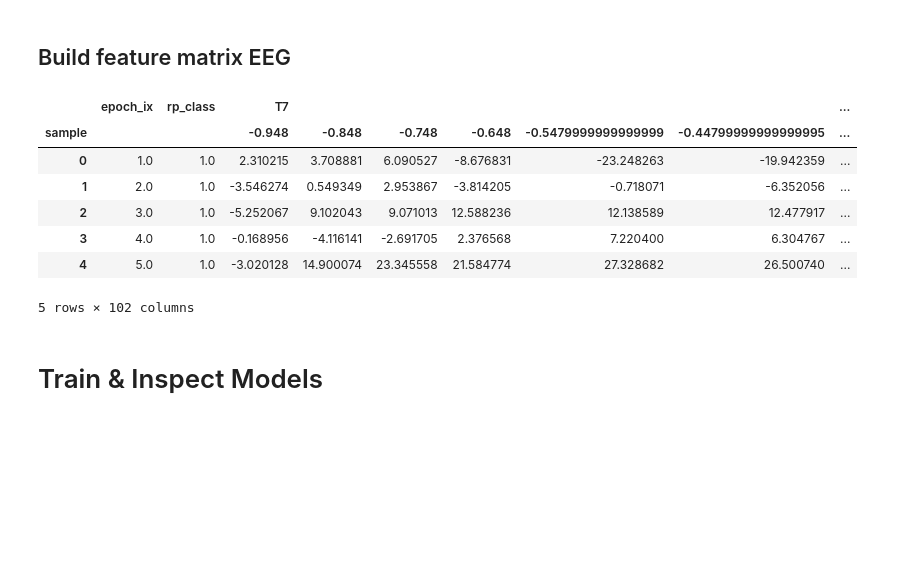
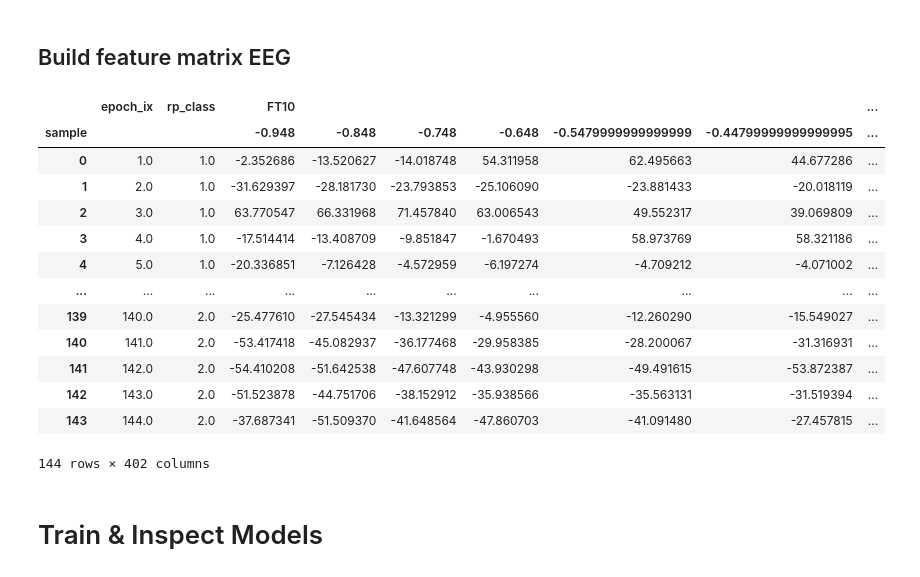
Before and after one commit to lukasgehrke/2021-fastReach, a Jupyter notebook: app/fastReach/reaching_data_exploration.ipynb, the cells around one changed output. Cells and saved outputs as stored; diff of their text form; code cells hidden in the pictures; blank space fills up the shorter version.

```diff
--- a/app/fastReach/reaching_data_exploration.ipynb
+++ b/app/fastReach/reaching_data_exploration.ipynb
@@ -8,10 +8,10 @@ import numpy as np
 import seaborn as sns
 import matplotlib.pyplot as plt
 from sklearn.discriminant_analysis import LinearDiscriminantAnalysis as LDA
-from sklearn.model_selection import train_test_split, cross_val_score, cross_validate, KFold
+from sklearn.model_selection import cross_val_score, KFold
 import pickle
 
-pID = '4'
+pID = '9'
 
 path = '/Users/lukasgehrke/Documents/publications/2021-fastReach/data/study/eeglab2python/'
 data_fname = '/data.csv'
@@ -27,32 +27,49 @@ pickle.dump(chans, open(filename, 'wb'))
 # %%
 # import feature computation functions
 
 # EEG features
 # 1. windowed means over EEG channels
 win_mean_size = 25
 win_mean = np.arange(len(data))//win_mean_size
 
 win_mean = data.groupby(win_mean).mean()
 
 df2 = win_mean.pivot(index=['epoch_ix', 'rp_class'], columns='sample', values=win_mean.columns[4:].tolist())
 df2.reset_index(inplace=True)
-df2.head()
+
+df2
+
+
+
+# from sklearn.linear_model import LinearRegression
+# def model(df):
+#     y = df[['Motion']].values
+#     X = df[['Fz']].values
+#     return np.squeeze(LinearRegression().fit(X, y).predict())
+
+# win_mean = data.groupby(win_mean).apply(model)
 
 # # EMG features
 # def rms(values):
-#     return np.sqrt(sum(values**2)/len(values))
+#     return np.sqrt(sum(values**2)/len(values))w
 
 # emg = data.iloc[:,[0,3]]
 # emg = emg.groupby(['epoch_ix'])["emg"].apply(rms)
 # %% [output]
-|  | epoch_ix | rp_class | T7 |  |  |  |  |  | ... |
+|  | epoch_ix | rp_class | FT10 |  |  |  |  |  | ... |
 | sample |  |  | -0.948 | -0.848 | -0.748 | -0.648 | -0.5479999999999999 | -0.44799999999999995 | ... |
-| 0 | 1.0 | 1.0 | 2.310215 | 3.708881 | 6.090527 | -8.676831 | -23.248263 | -19.942359 | ... |
-| 1 | 2.0 | 1.0 | -3.546274 | 0.549349 | 2.953867 | -3.814205 | -0.718071 | -6.352056 | ... |
-| 2 | 3.0 | 1.0 | -5.252067 | 9.102043 | 9.071013 | 12.588236 | 12.138589 | 12.477917 | ... |
-| 3 | 4.0 | 1.0 | -0.168956 | -4.116141 | -2.691705 | 2.376568 | 7.220400 | 6.304767 | ... |
-| 4 | 5.0 | 1.0 | -3.020128 | 14.900074 | 23.345558 | 21.584774 | 27.328682 | 26.500740 | ... |
+| 0 | 1.0 | 1.0 | -2.352686 | -13.520627 | -14.018748 | 54.311958 | 62.495663 | 44.677286 | ... |
+| 1 | 2.0 | 1.0 | -31.629397 | -28.181730 | -23.793853 | -25.106090 | -23.881433 | -20.018119 | ... |
+| 2 | 3.0 | 1.0 | 63.770547 | 66.331968 | 71.457840 | 63.006543 | 49.552317 | 39.069809 | ... |
+| 3 | 4.0 | 1.0 | -17.514414 | -13.408709 | -9.851847 | -1.670493 | 58.973769 | 58.321186 | ... |
+| 4 | 5.0 | 1.0 | -20.336851 | -7.126428 | -4.572959 | -6.197274 | -4.709212 | -4.071002 | ... |
+| ... | ... | ... | ... | ... | ... | ... | ... | ... | ... |
+| 139 | 140.0 | 2.0 | -25.477610 | -27.545434 | -13.321299 | -4.955560 | -12.260290 | -15.549027 | ... |
+| 140 | 141.0 | 2.0 | -53.417418 | -45.082937 | -36.177468 | -29.958385 | -28.200067 | -31.316931 | ... |
+| 141 | 142.0 | 2.0 | -54.410208 | -51.642538 | -47.607748 | -43.930298 | -49.491615 | -53.872387 | ... |
+| 142 | 143.0 | 2.0 | -51.523878 | -44.751706 | -38.152912 | -35.938566 | -35.563131 | -31.519394 | ... |
+| 143 | 144.0 | 2.0 | -37.687341 | -51.509370 | -41.648564 | -47.860703 | -41.091480 | -27.457815 | ... |
-5 rows × 102 columns
+144 rows × 402 columns
 # %% [markdown]
 # Train & Inspect Models
 # %% [markdown]
```
Also changed, not shown: parts of 7 cells of this notebook.
